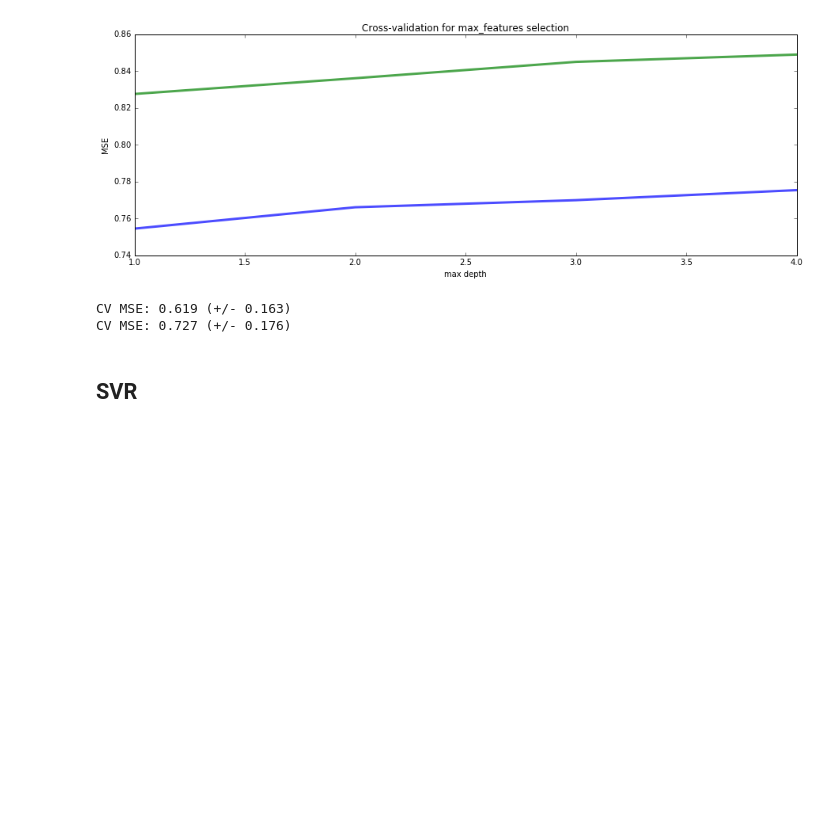
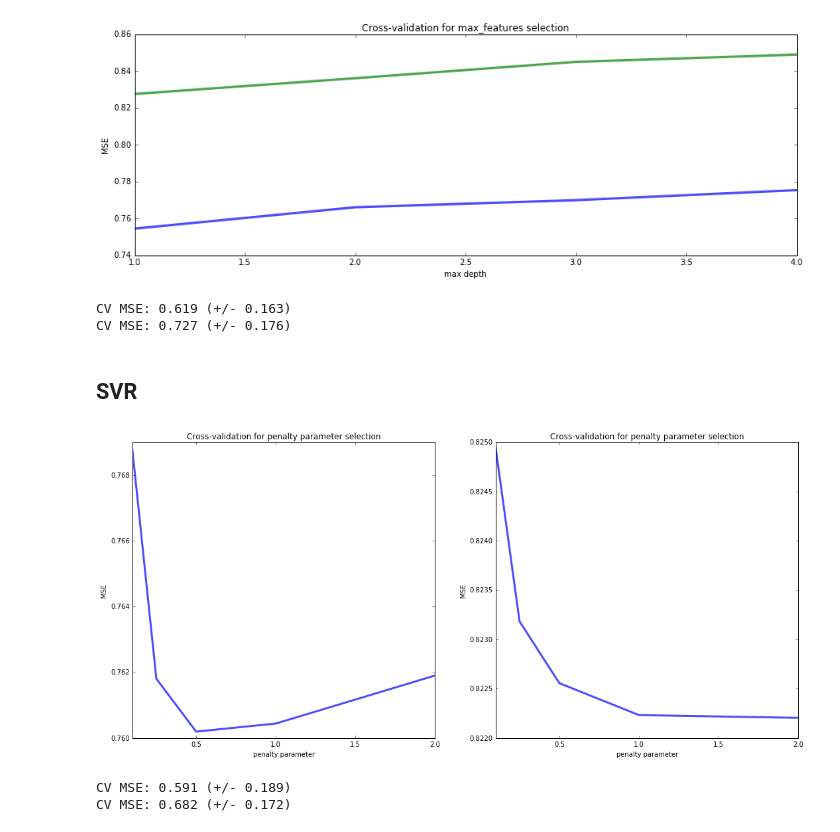
Before and after one commit to albertwildeman/Vinho_Verde, a Jupyter notebook: WineQuality.ipynb, the cells around one changed output. Saved outputs shown, nothing was run; the diff lists cells and outputs as text; code cells hidden in the pictures; blank space fills up the shorter version.

```diff
--- a/WineQuality.ipynb
+++ b/WineQuality.ipynb
@@ -201,3 +201,29 @@ CV MSE: 0.619 (+/- 0.163)
 CV MSE: 0.727 (+/- 0.176)
 # %% [markdown]
 ## SVR
+# %%
+# I compared the performance of radial and polynomial kernels, and the latter performed better. Similarly, other degrees for the
+# polynomial kernel were not as effective as the cubic option. The linear kernel option did not return a result within a reasonable
+# amount of time, I am not sure why.
+
+# Calculate CV MSE for a range of penalty parameter values
+fig = plt.figure(figsize=(18,8))
+for i_clr in range(n_clrs):
+    cs = [.1,.25,.5,1,2]
+    cv_svr = [mse_cv(svm.SVR(C = c)).mean() for c in cs]
+    cv_svr = pd.Series(cv_svr, index = cs)
+    ax = plt.subplot2grid((1,2),(0,i_clr))
+    cv_svr.plot(title = "Cross-validation for penalty parameter selection", alpha=0.7, lw=3)
+    plt.xlabel("penalty parameter"); plt.ylabel("MSE")
+# %% [output]
+[figure, added]
+# %%
+for i_clr in range(n_clrs):
+    # Fit the model using the value for the penalty parameter that resulted in the lowest CV MSE
+    model_svr = svm.SVR(C = 0.5).fit(X[i_clr], y[i_clr])
+    # CV MSE
+    scores = cross_val_score(model_svr, X[i_clr], y[i_clr], cv=5, scoring="neg_mean_squared_error")
+    print("CV MSE: %0.3f (+/- %0.3f)" % (-scores.mean(), scores.std() * 2))
+# %% [output]
+CV MSE: 0.591 (+/- 0.189)
+CV MSE: 0.682 (+/- 0.172)
```
Also changed, not shown: parts of 7 cells of this notebook.
